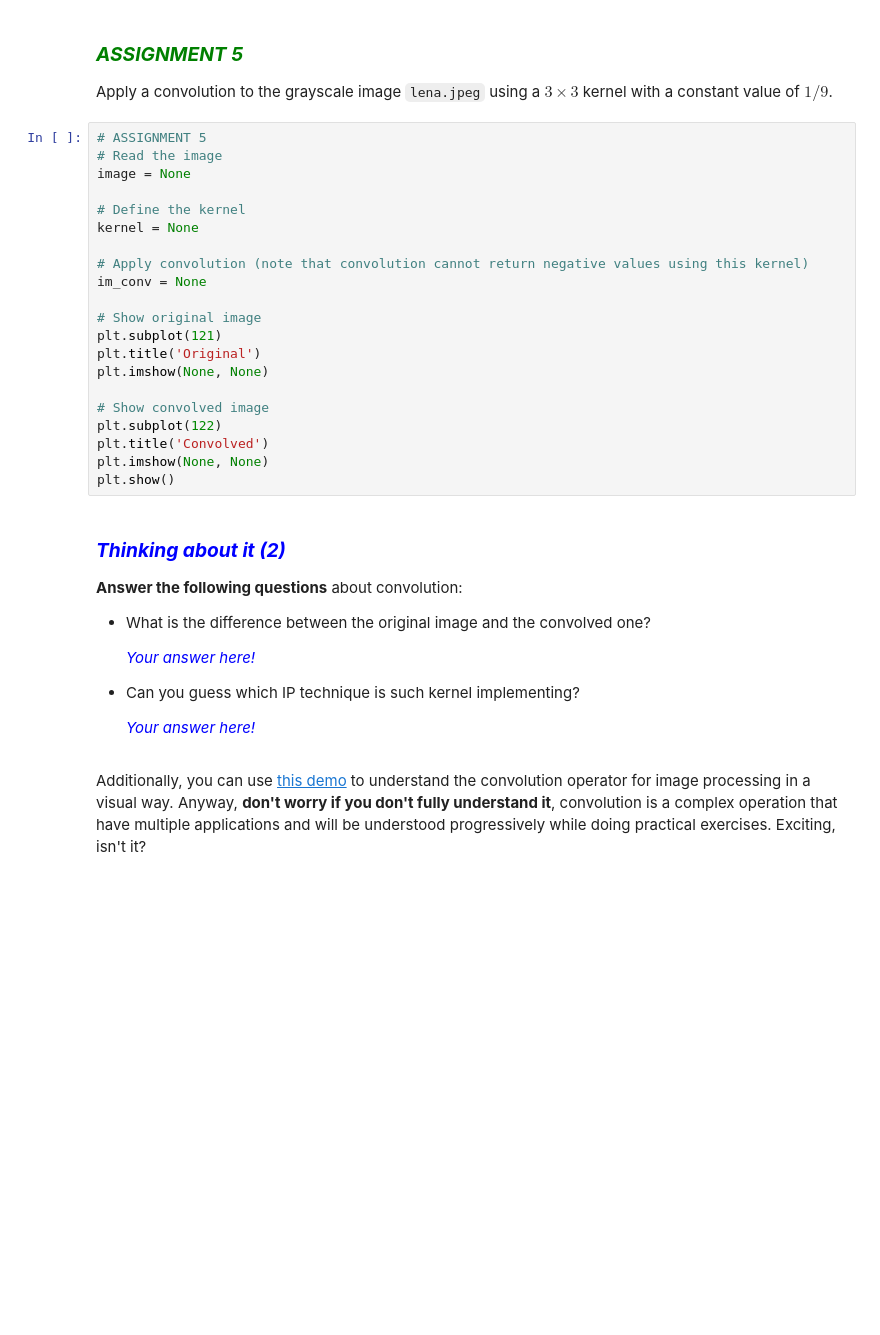
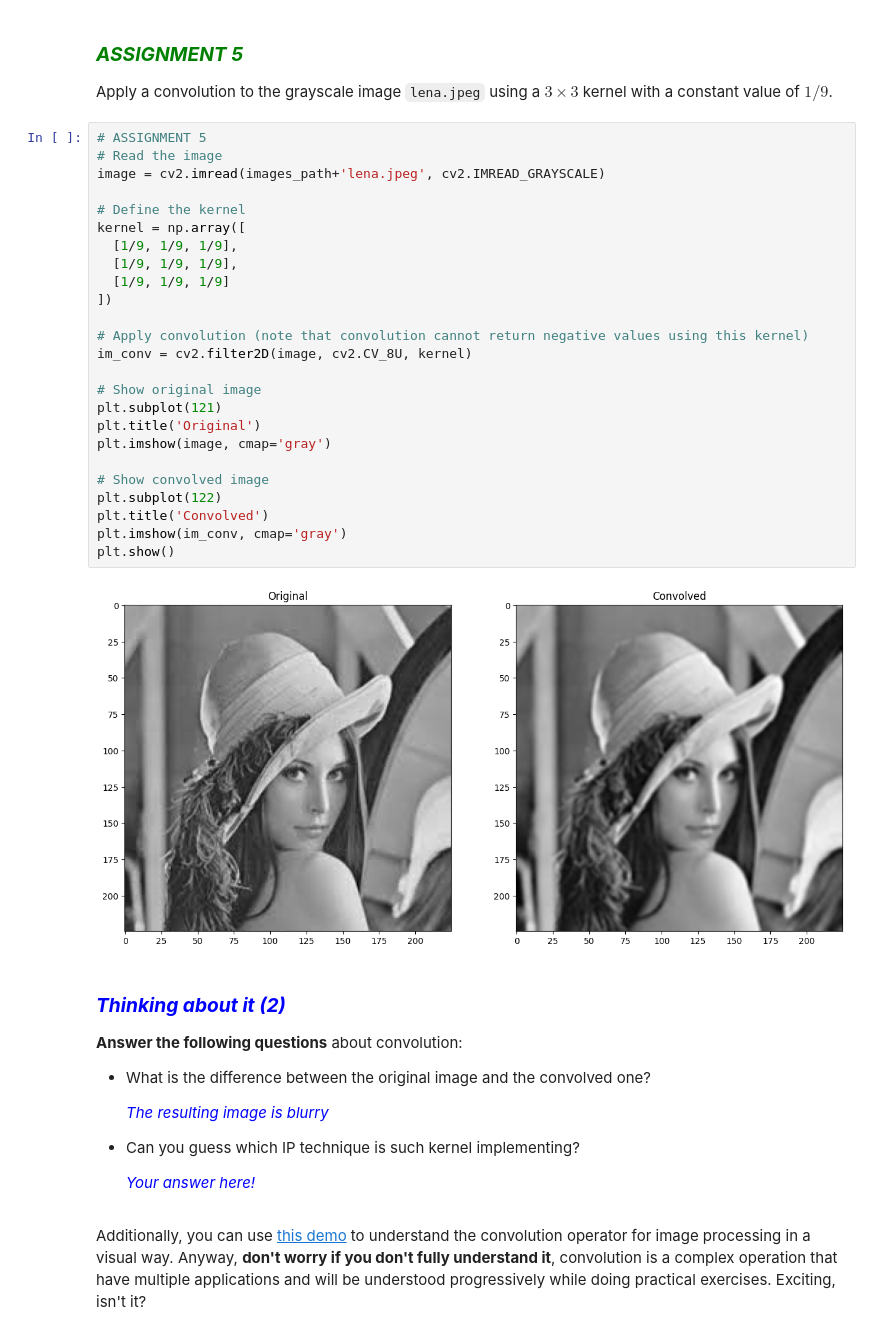
Before and after one commit to Maquinero123456/uni, a Jupyter notebook: CV/Chapter 02/2.1 IP tools.ipynb, the cells around one changed output. Saved outputs shown, nothing was run; the diff lists cells and outputs as text; blank space fills up the shorter version.

```diff
--- a/CV/Chapter 02/2.1 IP tools.ipynb
+++ b/CV/Chapter 02/2.1 IP tools.ipynb
@@ -339,24 +351,30 @@ Apply a convolution to the grayscale image `lena.jpeg` using a $3\times3$ kernel
 # %%
 # ASSIGNMENT 5
 # Read the image
-image = None
+image = cv2.imread(images_path+'lena.jpeg', cv2.IMREAD_GRAYSCALE)
 
 # Define the kernel
-kernel = None
+kernel = np.array([
+  [1/9, 1/9, 1/9],
+  [1/9, 1/9, 1/9],
+  [1/9, 1/9, 1/9]
+])
 
 # Apply convolution (note that convolution cannot return negative values using this kernel)
-im_conv = None
+im_conv = cv2.filter2D(image, cv2.CV_8U, kernel)
 
 # Show original image
 plt.subplot(121)
 plt.title('Original')
-plt.imshow(None, None)
+plt.imshow(image, cmap='gray')
 
 # Show convolved image
 plt.subplot(122)
 plt.title('Convolved')
-plt.imshow(None, None)
+plt.imshow(im_conv, cmap='gray')
 plt.show()
+# %% [output]
+[figure, added]
 # %% [markdown]
 ### <font color="blue"><b><i>Thinking about it (2)</i></b></font>
 
@@ -364,7 +382,7 @@ plt.show()
 
 - What is the difference between the original image and the convolved one?
 
-    <p style="margin: 4px 0px 6px 5px; color:blue"><i>Your answer here!</i></p>
+    <p style="margin: 4px 0px 6px 5px; color:blue"><i>The resulting image is blurry</i></p>
 
 - Can you guess which IP technique is such kernel implementing?
 
```
Also changed, not shown: parts of 8 cells of this notebook, 9 other files.
